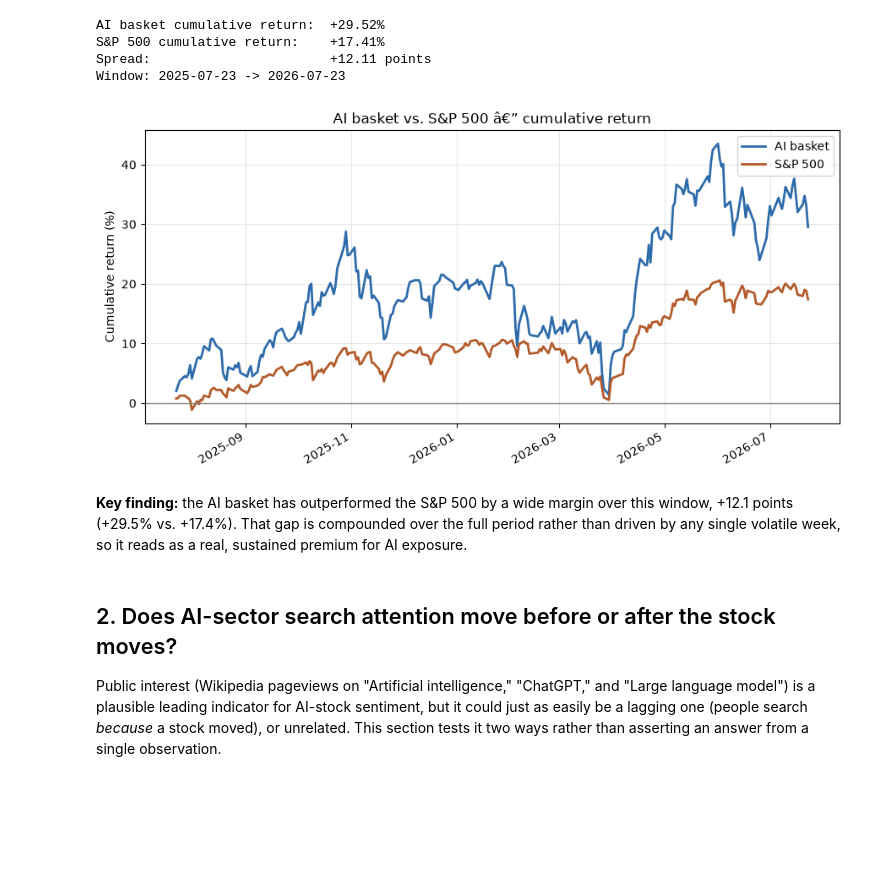
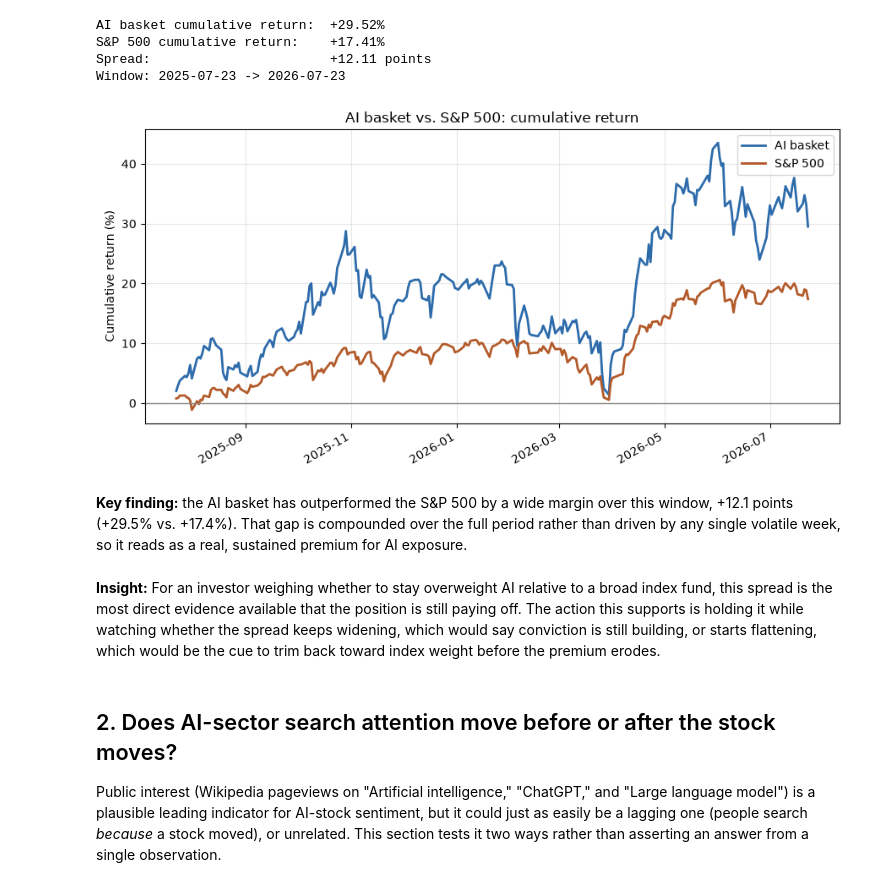
Before and after one commit to pdglenchur-glitch/market_ai_pulse, a Jupyter notebook: analysis/key_findings.ipynb, the cells around one changed output. Cells and saved outputs as stored; diff of their text form; code cells hidden in the pictures; blank space fills up the shorter version.

```diff
--- a/analysis/key_findings.ipynb
+++ b/analysis/key_findings.ipynb
@@ -78,17 +78,17 @@ Window: 2025-07-23 -> 2026-07-23
 # %%
 fig, ax = plt.subplots(figsize=(9, 4.5))
 dates = pd.to_datetime(avm['date'])
 ax.plot(dates, avm['ai_cum']*100, label='AI basket', color='#2d6bab', linewidth=2)
 ax.plot(dates, avm['bench_cum']*100, label='S&P 500', color='#b35a2a', linewidth=2)
 ax.axhline(0, color='#898781', linewidth=1)
 ax.set_ylabel('Cumulative return (%)')
-ax.set_title('AI basket vs. S&P 500 â€” cumulative return')
+ax.set_title('AI basket vs. S&P 500: cumulative return')
 ax.legend()
 fig.autofmt_xdate()
 plt.tight_layout()
 plt.show()
 # %% [output]
-[figure, old version]
+[figure, new version]
 # %%
 direction = "outperformed" if spread > 0 else "underperformed"
 magnitude = "a wide" if abs(spread * 100) >= 5 else "a narrow"
@@ -105,6 +105,25 @@ display(Markdown(
 ))
 # %% [output]
 **Key finding:** the AI basket has outperformed the S&P 500 by a wide margin over this window, +12.1 points (+29.5% vs. +17.4%). That gap is compounded over the full period rather than driven by any single volatile week, so it reads as a real, sustained premium for AI exposure.
+# %%
+if spread > 0:
+    insight_text = (
+        "For an investor weighing whether to stay overweight AI relative to a broad index fund, this spread is the "
+        "most direct evidence available that the position is still paying off. The action this supports is holding "
+        "it while watching whether the spread keeps widening, which would say conviction is still building, or "
+        "starts flattening, which would be the cue to trim back toward index weight before the premium erodes."
+    )
+else:
+    insight_text = (
+        "For an investor holding an AI overweight, this is the signal to reassess it. The extra return that would "
+        "justify concentrating in AI names rather than simply holding the index isn't showing up over this window, "
+        "so continuing to carry that overweight is a bet on the underlying growth story rather than on what the "
+        "market is currently pricing in."
+    )
+
+display(Markdown(f"**Insight:** {insight_text}"))
+# %% [output]
+**Insight:** For an investor weighing whether to stay overweight AI relative to a broad index fund, this spread is the most direct evidence available that the position is still paying off. The action this supports is holding it while watching whether the spread keeps widening, which would say conviction is still building, or starts flattening, which would be the cue to trim back toward index weight before the premium erodes.
 # %% [markdown]
 ## 2. Does AI-sector search attention move before or after the stock moves?
 
```
Also changed, not shown: parts of 6 cells of this notebook.
